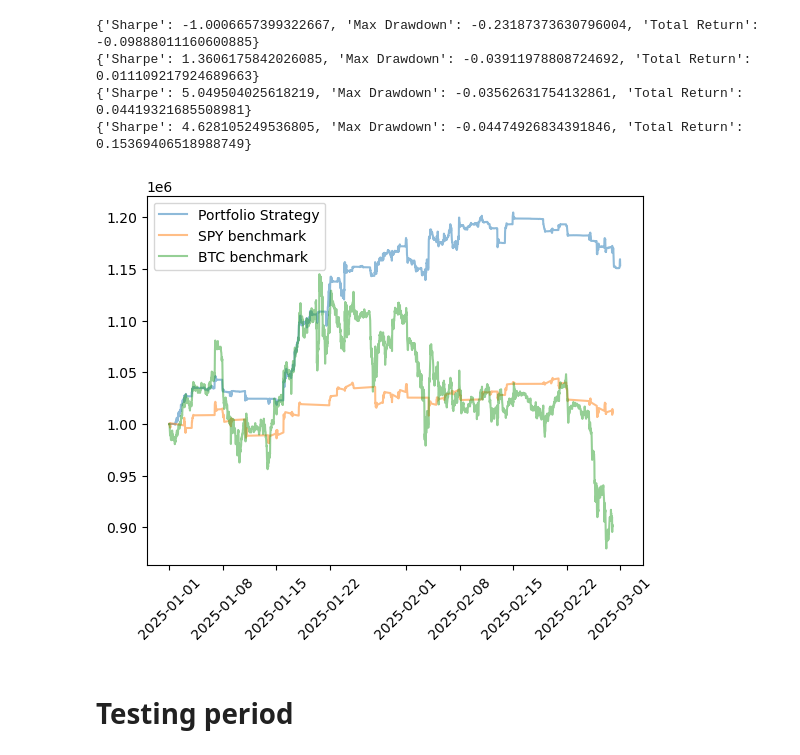
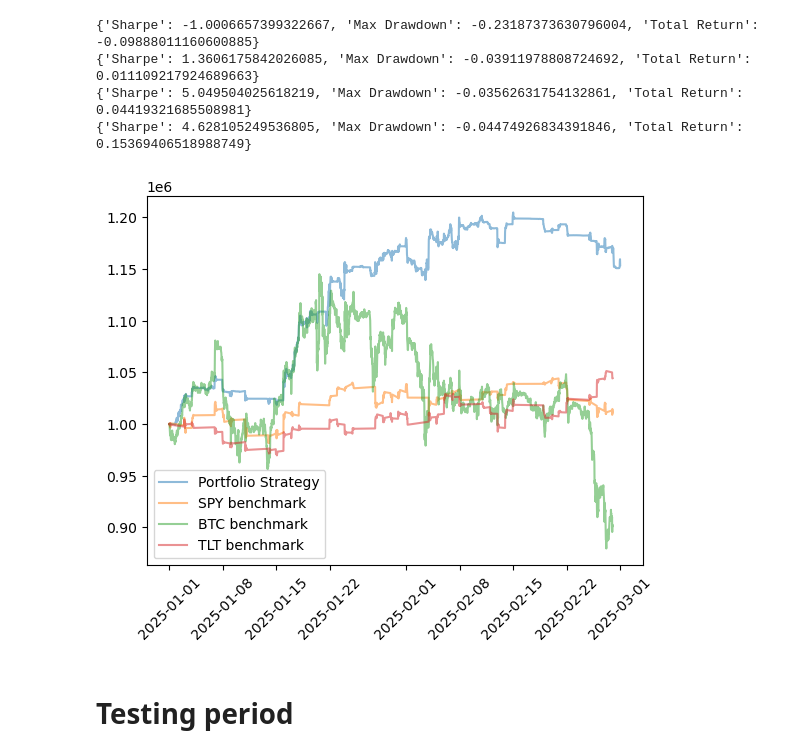
Before and after one commit to jeswid/DSE4211_Trading_Strategy, a Jupyter notebook: src/Bollinger Bands final with RF.ipynb, the cells around one changed output. Saved outputs shown, nothing was run; the diff lists cells and outputs as text; code cells hidden in the pictures.

```diff
--- a/src/Bollinger Bands final with RF.ipynb
+++ b/src/Bollinger Bands final with RF.ipynb
@@ -640,13 +640,13 @@ print(calculate_metrics(backtesting_df_val['PortfolioValue']))
 # %%
 plt.plot(backtesting_df_val['Date'], backtesting_df_val['PortfolioValue'], label = 'Portfolio Strategy', alpha = 0.5)
 plt.plot(spy_portfolio['Date'], spy_portfolio['Value'], label = 'SPY benchmark', alpha = 0.5)
 plt.plot(btc_portfolio['Date'], btc_portfolio['Value'], label = 'BTC benchmark', alpha = 0.5)
-#plt.plot(tlt_portfolio['Date'], tlt_portfolio['Value'], label = 'TLT benchmark')
+plt.plot(tlt_portfolio['Date'], tlt_portfolio['Value'], label = 'TLT benchmark', alpha = 0.5)
 plt.xticks(rotation=45)
 plt.legend()
 plt.show()
 # %% [output]
-[figure, old version]
+[figure, new version]
 # %% [markdown]
 # Testing period
 # %%
```
